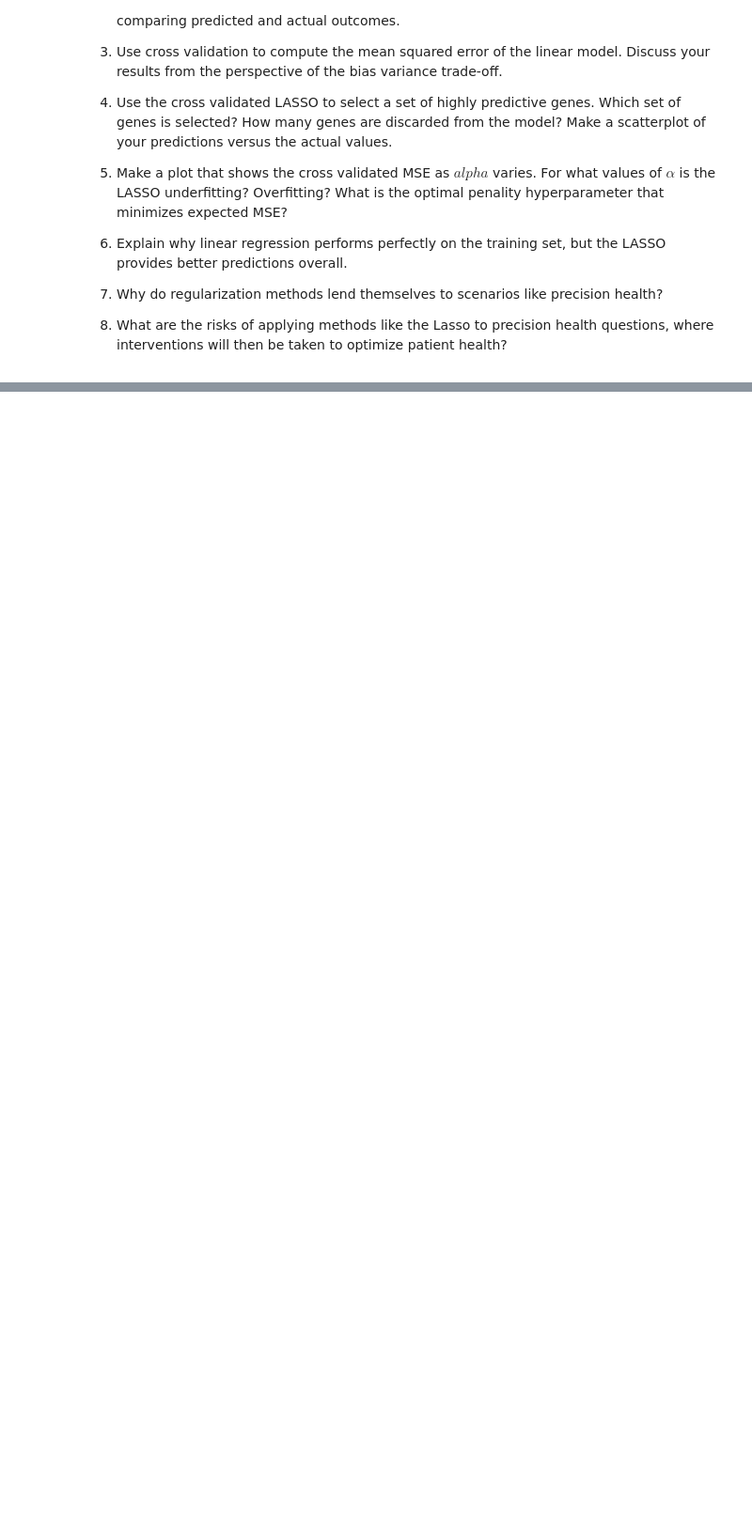
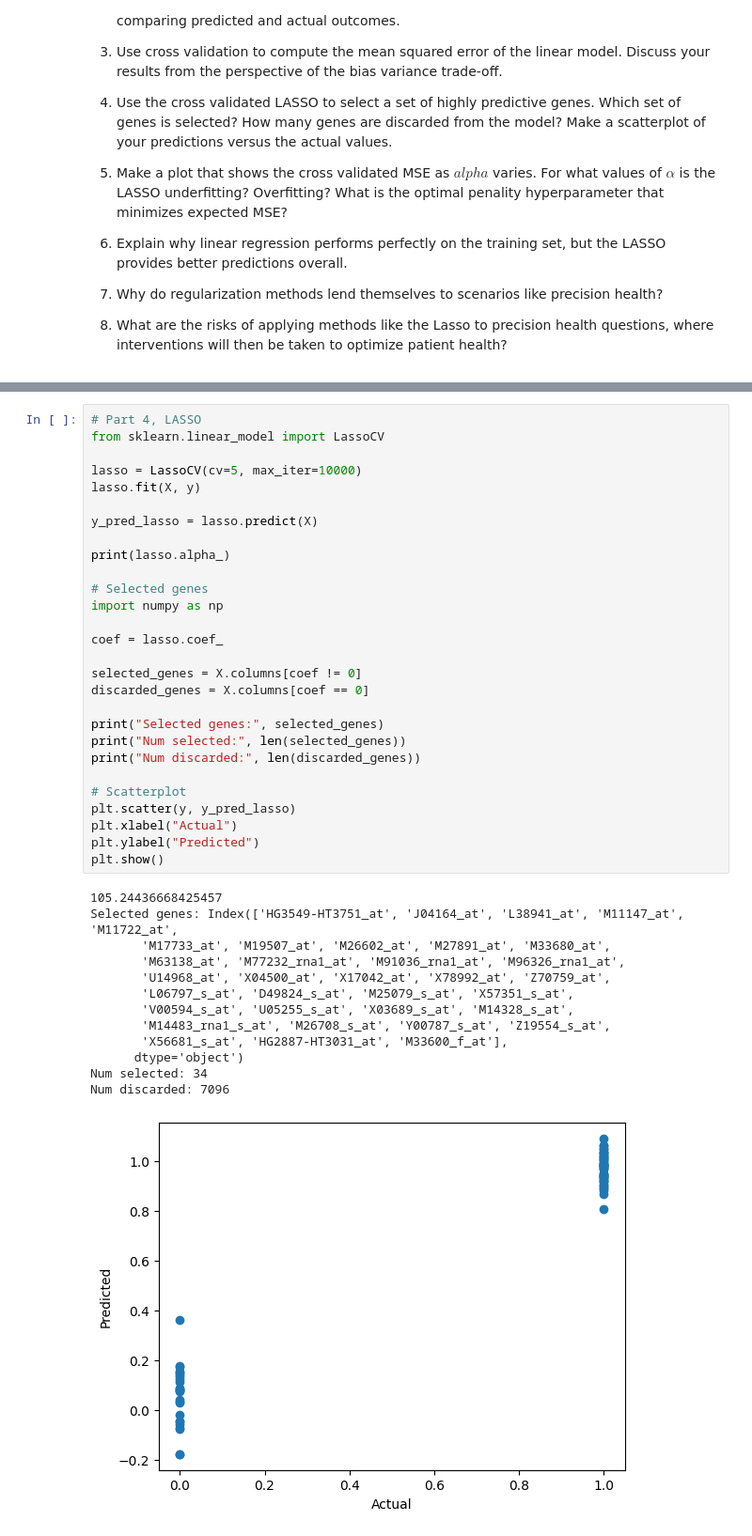
Before and after one commit to katiehutc/undergrad_ml_assignments, a Jupyter notebook: genomics_lab.ipynb, the cells around one changed output, grey strips where cells are left out. Shown at 94% size. Drawn from its saved outputs; the diff is of its cells as text; blank space fills up the shorter version.

```diff
--- a/genomics_lab.ipynb
+++ b/genomics_lab.ipynb
@@ -35,0 +94,42 @@ df = df.replace({
+# %%
+# Part 4, LASSO
+from sklearn.linear_model import LassoCV
+
+lasso = LassoCV(cv=5, max_iter=10000)
+lasso.fit(X, y)
+
+y_pred_lasso = lasso.predict(X)
+
+print(lasso.alpha_)
+
+# Selected genes
+import numpy as np
+
+coef = lasso.coef_
+
+selected_genes = X.columns[coef != 0]
+discarded_genes = X.columns[coef == 0]
+
+print("Selected genes:", selected_genes)
+print("Num selected:", len(selected_genes))
+print("Num discarded:", len(discarded_genes))
+
+# Scatterplot
+plt.scatter(y, y_pred_lasso)
+plt.xlabel("Actual")
+plt.ylabel("Predicted")
+plt.show()
+# %% [output]
+105.24436668425457
+Selected genes: Index(['HG3549-HT3751_at', 'J04164_at', 'L38941_at', 'M11147_at', 'M11722_at',
+       'M17733_at', 'M19507_at', 'M26602_at', 'M27891_at', 'M33680_at',
+       'M63138_at', 'M77232_rna1_at', 'M91036_rna1_at', 'M96326_rna1_at',
+       'U14968_at', 'X04500_at', 'X17042_at', 'X78992_at', 'Z70759_at',
+       'L06797_s_at', 'D49824_s_at', 'M25079_s_at', 'X57351_s_at',
+       'V00594_s_at', 'U05255_s_at', 'X03689_s_at', 'M14328_s_at',
+       'M14483_rna1_s_at', 'M26708_s_at', 'Y00787_s_at', 'Z19554_s_at',
+       'X56681_s_at', 'HG2887-HT3031_at', 'M33600_f_at'],
+      dtype='object')
+Num selected: 34
+Num discarded: 7096
+[figure, added]
```
Also changed, not shown: parts of 10 cells of this notebook.
